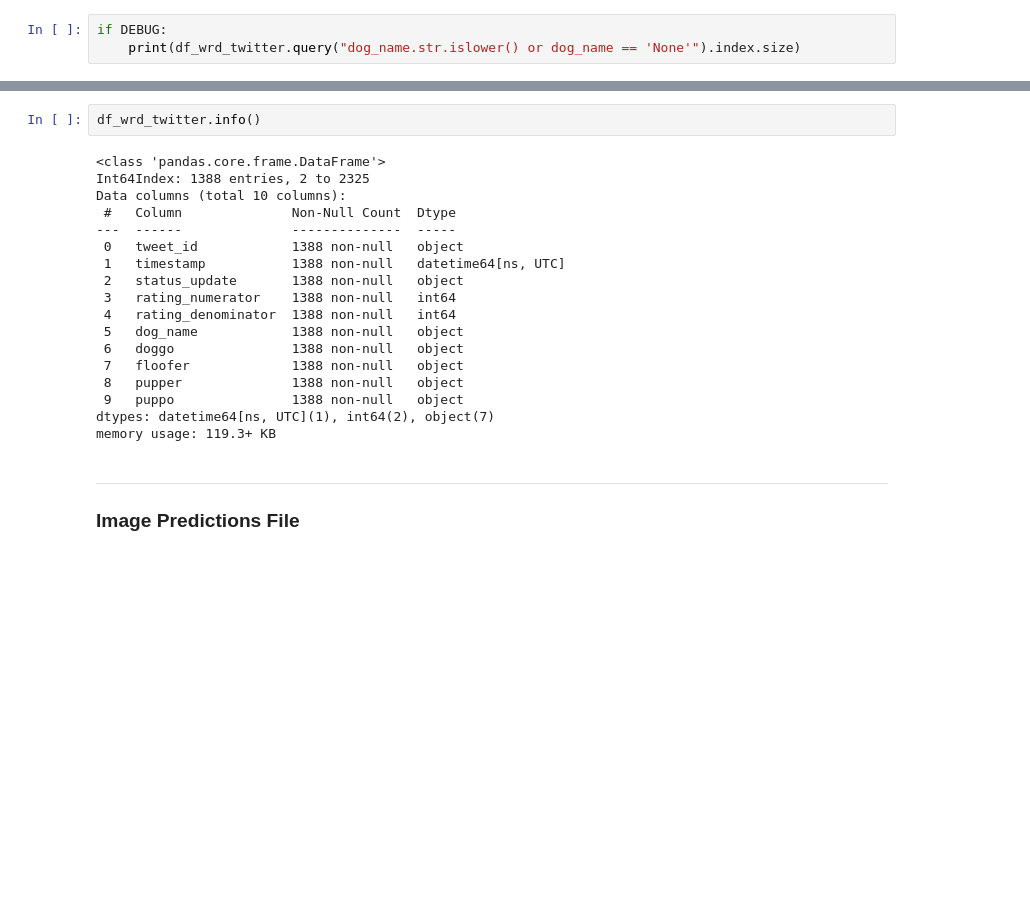
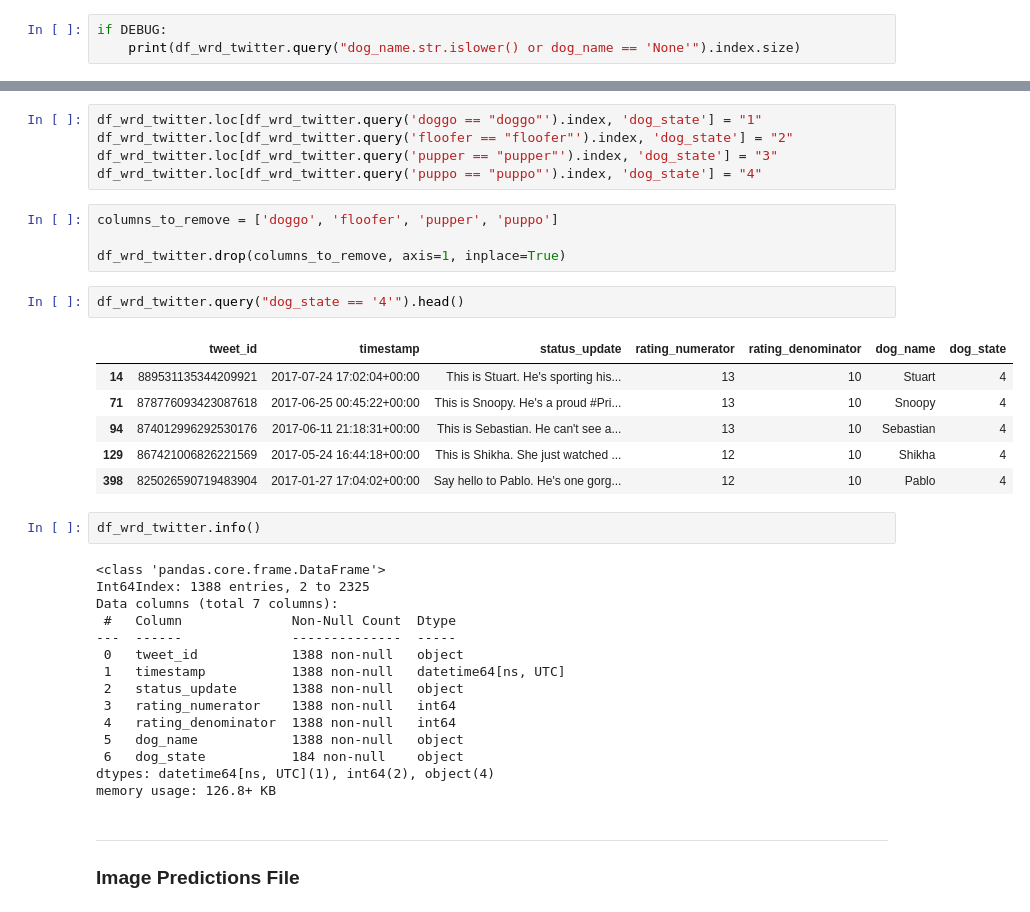
Before and after one commit to yufrances90/Wrangle-and-Analyze-Data, a Jupyter notebook: wrangle_act.ipynb, the cells around one changed output, grey strips where cells are left out. Drawn from its saved outputs; the diff is of its cells as text; blank space fills up the shorter version.

```diff
--- a/wrangle_act.ipynb
+++ b/wrangle_act.ipynb
@@ -593,9 +599,27 @@ if DEBUG:
+# %%
+df_wrd_twitter.loc[df_wrd_twitter.query('doggo == "doggo"').index, 'dog_state'] = "1"
+df_wrd_twitter.loc[df_wrd_twitter.query('floofer == "floofer"').index, 'dog_state'] = "2"
+df_wrd_twitter.loc[df_wrd_twitter.query('pupper == "pupper"').index, 'dog_state'] = "3"
+df_wrd_twitter.loc[df_wrd_twitter.query('puppo == "puppo"').index, 'dog_state'] = "4"
+# %%
+columns_to_remove = ['doggo', 'floofer', 'pupper', 'puppo']
+
+df_wrd_twitter.drop(columns_to_remove, axis=1, inplace=True)
+# %%
+df_wrd_twitter.query("dog_state == '4'").head()
+# %% [output]
+|  | tweet_id | timestamp | status_update | rating_numerator | rating_denominator | dog_name | dog_state |
+| 14 | 889531135344209921 | 2017-07-24 17:02:04+00:00 | This is Stuart. He's sporting his... | 13 | 10 | Stuart | 4 |
+| 71 | 878776093423087618 | 2017-06-25 00:45:22+00:00 | This is Snoopy. He's a proud #Pri... | 13 | 10 | Snoopy | 4 |
+| 94 | 874012996292530176 | 2017-06-11 21:18:31+00:00 | This is Sebastian. He can't see a... | 13 | 10 | Sebastian | 4 |
+| 129 | 867421006826221569 | 2017-05-24 16:44:18+00:00 | This is Shikha. She just watched ... | 12 | 10 | Shikha | 4 |
+| 398 | 825026590719483904 | 2017-01-27 17:04:02+00:00 | Say hello to Pablo. He's one gorg... | 12 | 10 | Pablo | 4 |
 # %%
 df_wrd_twitter.info()
 # %% [output]
 <class 'pandas.core.frame.DataFrame'>
 Int64Index: 1388 entries, 2 to 2325
-Data columns (total 10 columns):
+Data columns (total 7 columns):
  #   Column              Non-Null Count  Dtype
 ---  ------              --------------  -----
  0   tweet_id            1388 non-null   object
@@ -604,12 +628,9 @@ Data columns (total 10 columns):
  3   rating_numerator    1388 non-null   int64
  4   rating_denominator  1388 non-null   int64
  5   dog_name            1388 non-null   object
- 6   doggo               1388 non-null   object
- 7   floofer             1388 non-null   object
- 8   pupper              1388 non-null   object
- 9   puppo               1388 non-null   object
-dtypes: datetime64[ns, UTC](1), int64(2), object(7)
-memory usage: 119.3+ KB
+ 6   dog_state           184 non-null    object
+dtypes: datetime64[ns, UTC](1), int64(2), object(4)
+memory usage: 126.8+ KB
 # %% [markdown]
 ---
 <a id='ipf'></a>
```
Also changed, not shown: parts of 2 cells of this notebook, 2 other files.
